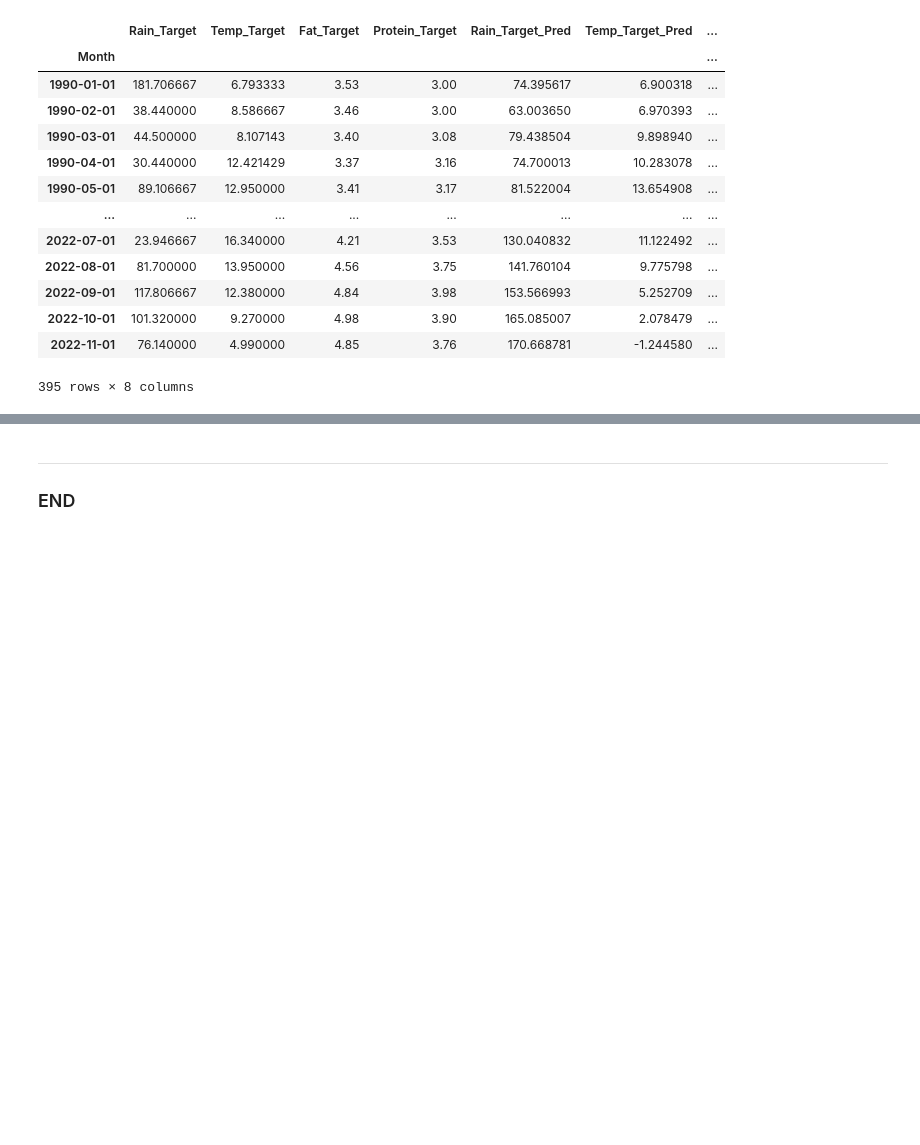
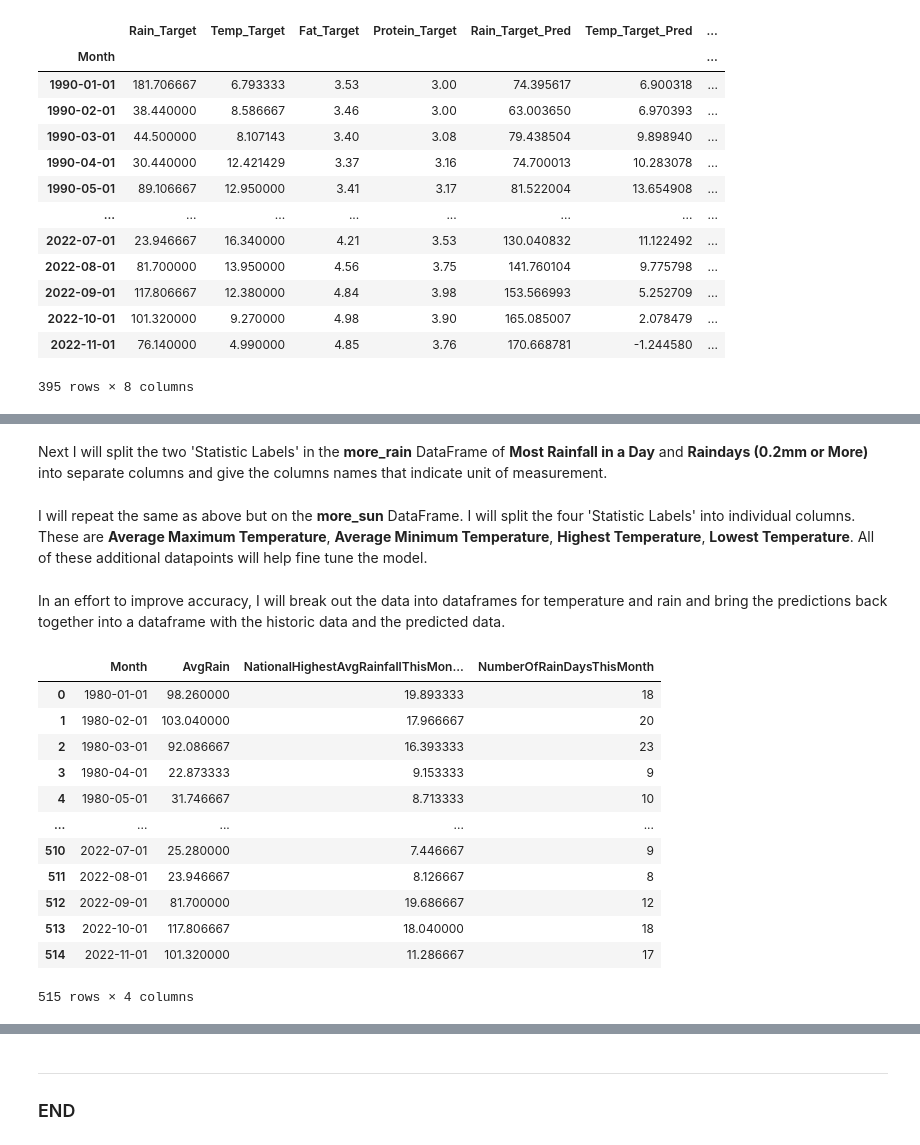
Before and after one commit to turps-pc90/PfDA_Assignment, a Jupyter notebook: PfDA_Assignment.ipynb, the cells around one changed output, grey strips where cells are left out. Drawn from its saved outputs; the diff is of its cells as text; code cells hidden in the pictures; blank space fills up the shorter version.

```diff
--- a/PfDA_Assignment.ipynb
+++ b/PfDA_Assignment.ipynb
@@ -913,0 +990,19 @@ After our first attempt, there is a significant discrepancy between the Rain_Tar
+# %% [markdown]
+Next I will split the two 'Statistic Labels' in the **more_rain** DataFrame of **Most Rainfall in a Day** and **Raindays (0.2mm or More)** into separate columns and give the columns names that indicate unit of measurement.
+# %%
+# Filter the DataFrame for the desired 'Statistic Labels'
+most_rain = more_rain[more_rain['Statistic Label'].isin(['Most Rainfall in a Day'])]
+rainy_days = more_rain[more_rain['Statistic Label'].isin(['Raindays (0.2mm or More)'])]
+
+# Group by 'Month' and calculate the mean for each group
+most_monthly_rain = most_rain.groupby('Month')['VALUE'].mean()
+avg_rain_days = rainy_days.groupby('Month')['VALUE'].mean().round().astype(int)
+
+# Rename the columns
+most_monthly_rain = most_monthly_rain.rename('NationalHighestAvgRainfallThisMonthMM')
+avg_rain_days = avg_rain_days.rename('NumberOfRainDaysThisMonth')
+
+# Merge two dataframes on Month
+more_raindata = pd.merge(most_monthly_rain, avg_rain_days, on='Month', how='outer')
+# %% [markdown]
+I will repeat the same as above but on the **more_sun** DataFrame. I will split the four 'Statistic Labels' into individual columns. These are **Average Maximum Temperature**, **Average Minimum Temperature**, **Highest Temperature**, **Lowest Temperature**. All of these additional datapoints will help fine tune the model.
@@ -913,0 +1030,31 @@ After our first attempt, there is a significant discrepancy between the Rain_Tar
+# %% [markdown]
+In an effort to improve accuracy, I will break out the data into dataframes for temperature and rain and bring the predictions back together into a dataframe with the historic data and the predicted data.
+# %%
+# Resetting index of more_raindata and irish_hdata ('Month') into regular columns, making it available for merging.
+more_raindata = more_raindata.copy().reset_index(drop=True)
+irish_hdata = irish_hdata.copy().reset_index(drop=True)
+
+# Converting irish_hdata Month column to be compatible for the merge
+irish_hdata['Month'] = pd.to_datetime(irish_hdata['Month'])
+
+# Merging on 'Month' column
+rain_f = pd.merge(more_raindata, irish_hdata[['Month', 'AvgRain']], on='Month', how='inner')
+
+preferred_column_order = ['Month', 'AvgRain', 'NationalHighestAvgRainfallThisMonthMM', 'NumberOfRainDaysThisMonth']
+rain_f = rain_f[preferred_column_order]
+
+rain_f
+# %% [output]
+|  | Month | AvgRain | NationalHighestAvgRainfallThisMon... | NumberOfRainDaysThisMonth |
+| 0 | 1980-01-01 | 98.260000 | 19.893333 | 18 |
+| 1 | 1980-02-01 | 103.040000 | 17.966667 | 20 |
+| 2 | 1980-03-01 | 92.086667 | 16.393333 | 23 |
+| 3 | 1980-04-01 | 22.873333 | 9.153333 | 9 |
+| 4 | 1980-05-01 | 31.746667 | 8.713333 | 10 |
+| ... | ... | ... | ... | ... |
+| 510 | 2022-07-01 | 25.280000 | 7.446667 | 9 |
+| 511 | 2022-08-01 | 23.946667 | 8.126667 | 8 |
+| 512 | 2022-09-01 | 81.700000 | 19.686667 | 12 |
+| 513 | 2022-10-01 | 117.806667 | 18.040000 | 18 |
+| 514 | 2022-11-01 | 101.320000 | 11.286667 | 17 |
+515 rows × 4 columns
```
Also changed, not shown: parts of 8 cells of this notebook, 2 other files.
